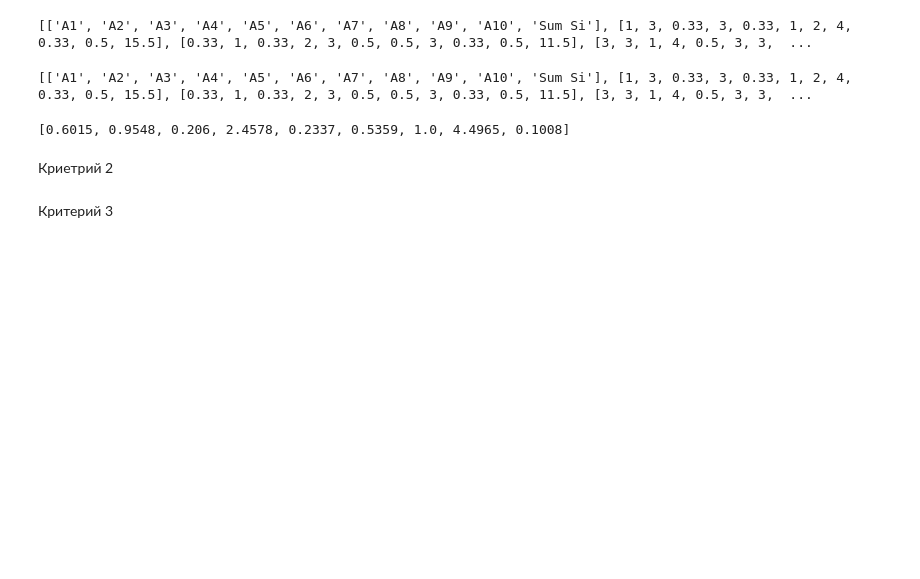
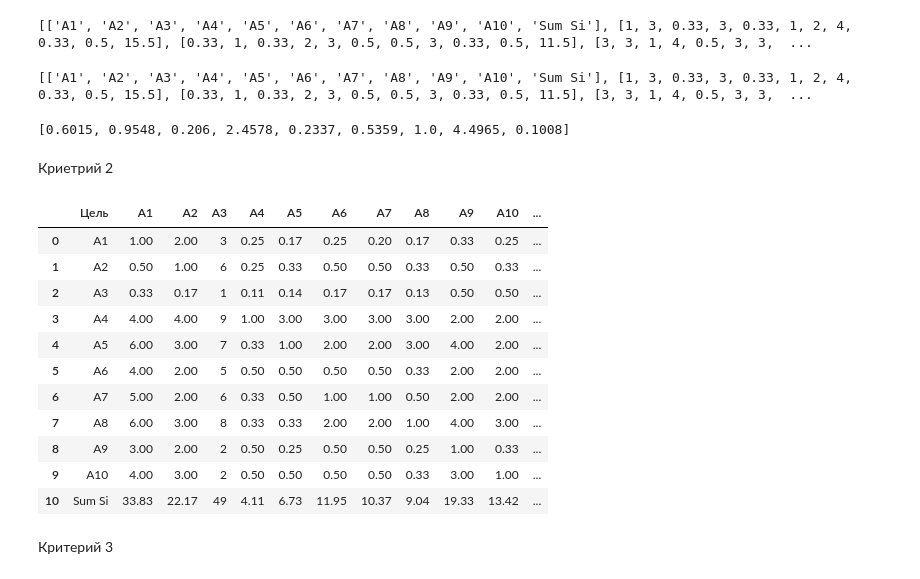
Before and after one commit to Jackd0w/DecisionTheory, a Jupyter notebook: MAI.ipynb, the cells around one changed output. Cells and saved outputs as stored; diff of their text form; code cells hidden in the pictures; blank space fills up the shorter version.

```diff
--- a/MAI.ipynb
+++ b/MAI.ipynb
@@ -205,6 +209,22 @@ criterion2 = {"Цель": ["A1", "A2", "A3", "A4", "A5", "A6", "A7", "A8", "A9",
              "Pi": [1.1146, 0.9853, 0.9557, 0.9058, 1.2082, 1.1313, 1.1740, 1.4329, 1.0705, 1.0941, 11.0723]}
 
 cri2 = pd.DataFrame(data=criterion2)
+# %%
+
+cri2
+# %% [output]
+|  | Цель | A1 | A2 | A3 | A4 | A5 | A6 | A7 | A8 | A9 | A10 | ... |
+| 0 | A1 | 1.00 | 2.00 | 3 | 0.25 | 0.17 | 0.25 | 0.20 | 0.17 | 0.33 | 0.25 | ... |
+| 1 | A2 | 0.50 | 1.00 | 6 | 0.25 | 0.33 | 0.50 | 0.50 | 0.33 | 0.50 | 0.33 | ... |
+| 2 | A3 | 0.33 | 0.17 | 1 | 0.11 | 0.14 | 0.17 | 0.17 | 0.13 | 0.50 | 0.50 | ... |
+| 3 | A4 | 4.00 | 4.00 | 9 | 1.00 | 3.00 | 3.00 | 3.00 | 3.00 | 2.00 | 2.00 | ... |
+| 4 | A5 | 6.00 | 3.00 | 7 | 0.33 | 1.00 | 2.00 | 2.00 | 3.00 | 4.00 | 2.00 | ... |
+| 5 | A6 | 4.00 | 2.00 | 5 | 0.50 | 0.50 | 0.50 | 0.50 | 0.33 | 2.00 | 2.00 | ... |
+| 6 | A7 | 5.00 | 2.00 | 6 | 0.33 | 0.50 | 1.00 | 1.00 | 0.50 | 2.00 | 2.00 | ... |
+| 7 | A8 | 6.00 | 3.00 | 8 | 0.33 | 0.33 | 2.00 | 2.00 | 1.00 | 4.00 | 3.00 | ... |
+| 8 | A9 | 3.00 | 2.00 | 2 | 0.50 | 0.25 | 0.50 | 0.50 | 0.25 | 1.00 | 0.33 | ... |
+| 9 | A10 | 4.00 | 3.00 | 2 | 0.50 | 0.50 | 0.50 | 0.50 | 0.33 | 3.00 | 1.00 | ... |
+| 10 | Sum Si | 33.83 | 22.17 | 49 | 4.11 | 6.73 | 11.95 | 10.37 | 9.04 | 19.33 | 13.42 | ... |
 # %% [markdown]
 Критерий 3
 # %%
```
Also changed, not shown: parts of 15 cells of this notebook, 3 other files.
